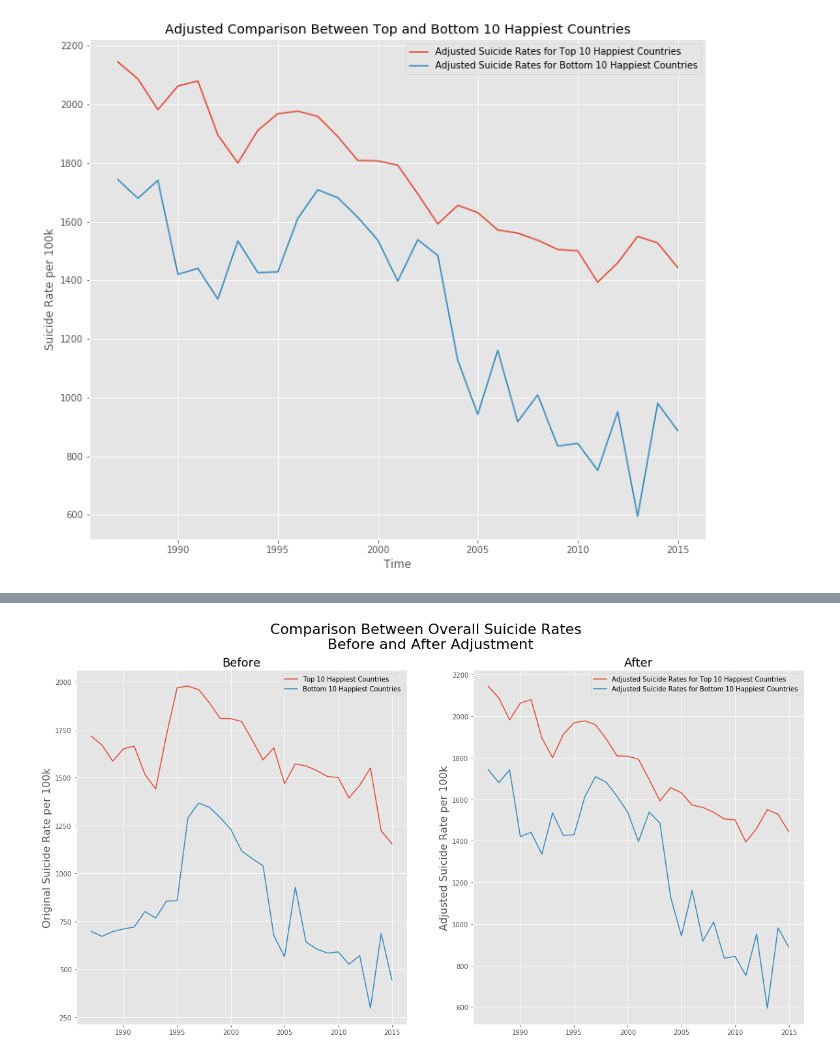
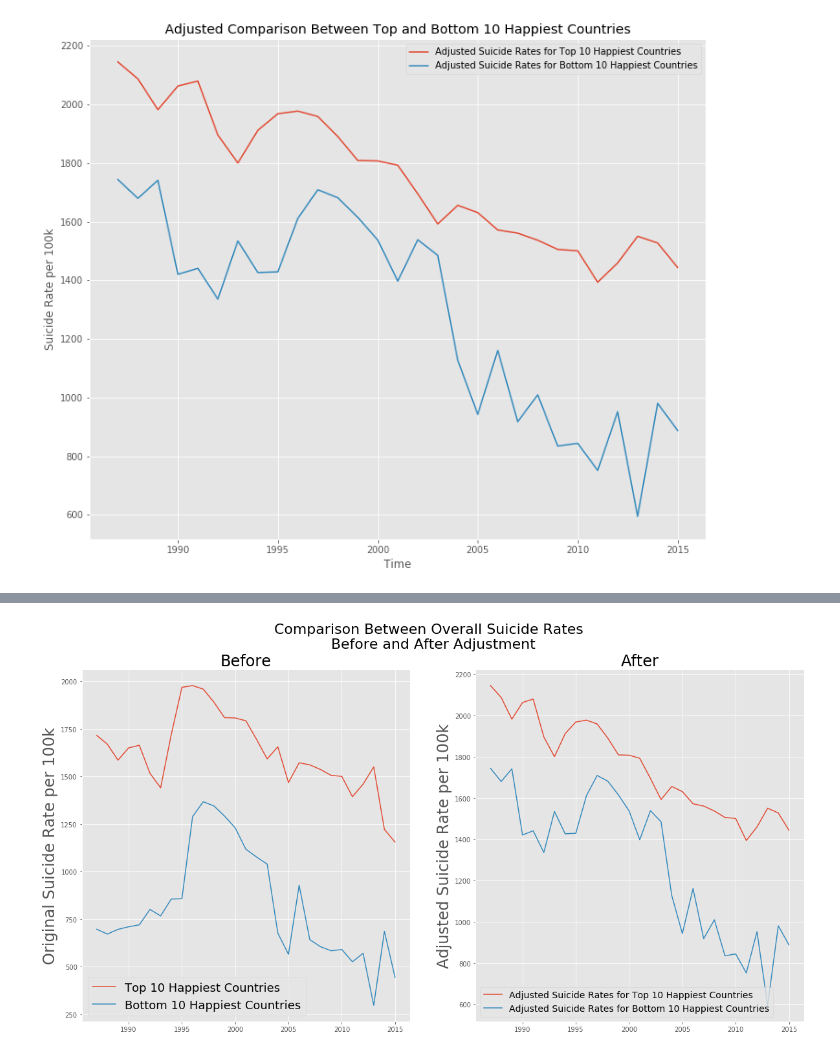
Before and after one commit to alecjonas/Analysis-of-Suicide-Rates-in-Countries-vs-Reported-Happiness-Scores, a Jupyter notebook: notebooks/suicides_eda.ipynb, the cells around one changed output, grey strips where cells are left out. Saved outputs shown, nothing was run; the diff lists cells and outputs as text; code cells hidden in the pictures.

```diff
--- a/notebooks/suicides_eda.ipynb
+++ b/notebooks/suicides_eda.ipynb
@@ -533,29 +535,29 @@ plt.show()
 # %%
 #Side by side with main happiness graph and adjusted graph
 #USE#
 
 fig, axs = plt.subplots(1,2, figsize=(20,10))
 axs=axs.flatten()
 axs[0].plot(top_10_sum['suicides/100k_pop'], label='Top 10 Happiest Countries')
 axs[0].plot(bottom_10_sum['suicides/100k_pop'], label='Bottom 10 Happiest Countries')
-axs[0].set_title('Before', size=18)
-axs[0].set_ylabel("Original Suicide Rate per 100k", size=16)
+axs[0].set_title('Before', size=24)
+axs[0].set_ylabel("Original Suicide Rate per 100k", size=24)
 #axs[0].set_xlabel("Time")
-axs[0].legend()
+axs[0].legend(fontsize=18)
 
 axs[1].plot(adjusted_top_10_sum['suicides/100k_pop']*top_inflation_constant['suicides/100k_pop'],
         label='Adjusted Suicide Rates for Top 10 Happiest Countries')
 axs[1].plot(adjusted_bottom_10_sum['suicides/100k_pop']*bottom_inflation_constant['suicides/100k_pop'],
         label='Adjusted Suicide Rates for Bottom 10 Happiest Countries')
-axs[1].set_title('After', size=18)
-axs[1].set_ylabel("Adjusted Suicide Rate per 100k", size=16)
+axs[1].set_title('After', size=24)
+axs[1].set_ylabel("Adjusted Suicide Rate per 100k", size=24)
 #axs[1].set_xlabel("Time")
-axs[1].legend()
+axs[1].legend(fontsize=14)
 
 fig.suptitle('Comparison Between Overall Suicide Rates \n Before and After Adjustment', size=22)
 #fig.text(0.04, 0.5, 'Adjusted Suicides Per 100k People', va='center', rotation='vertical', fontsize=16)
 plt.savefig('/home/alec/galvanize/capstone/capstone_1/images/before_after_overall_adjustment')
 
 plt.show()
 # %% [output]
-[figure, old version]
+[figure, new version]
```
Also changed, not shown: parts of 4 cells of this notebook, 10 other files.
